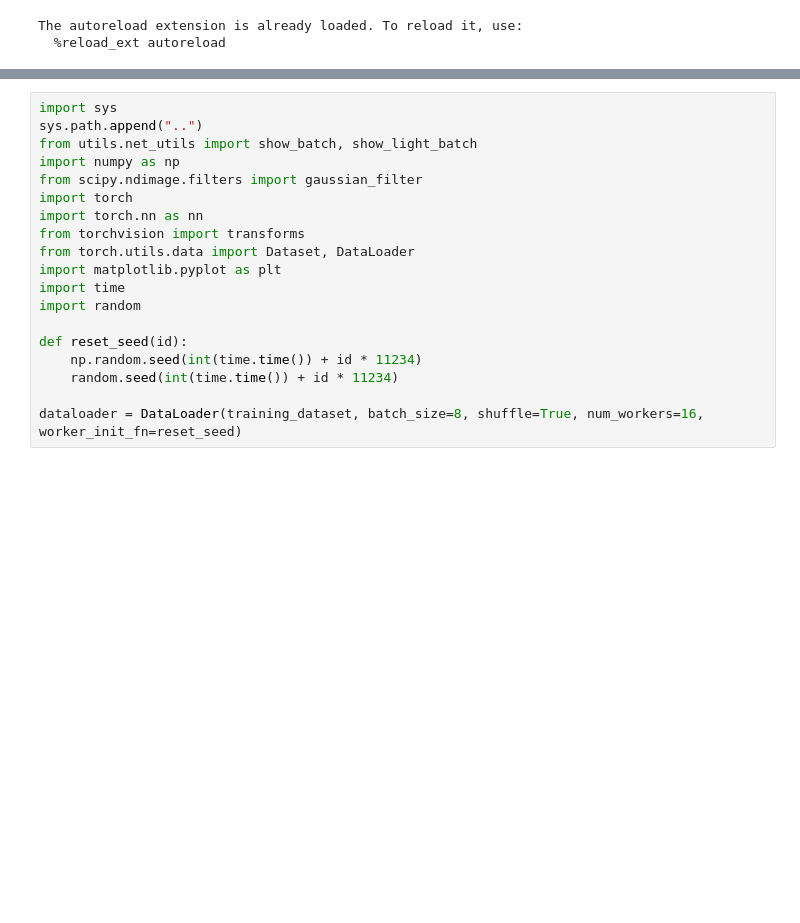
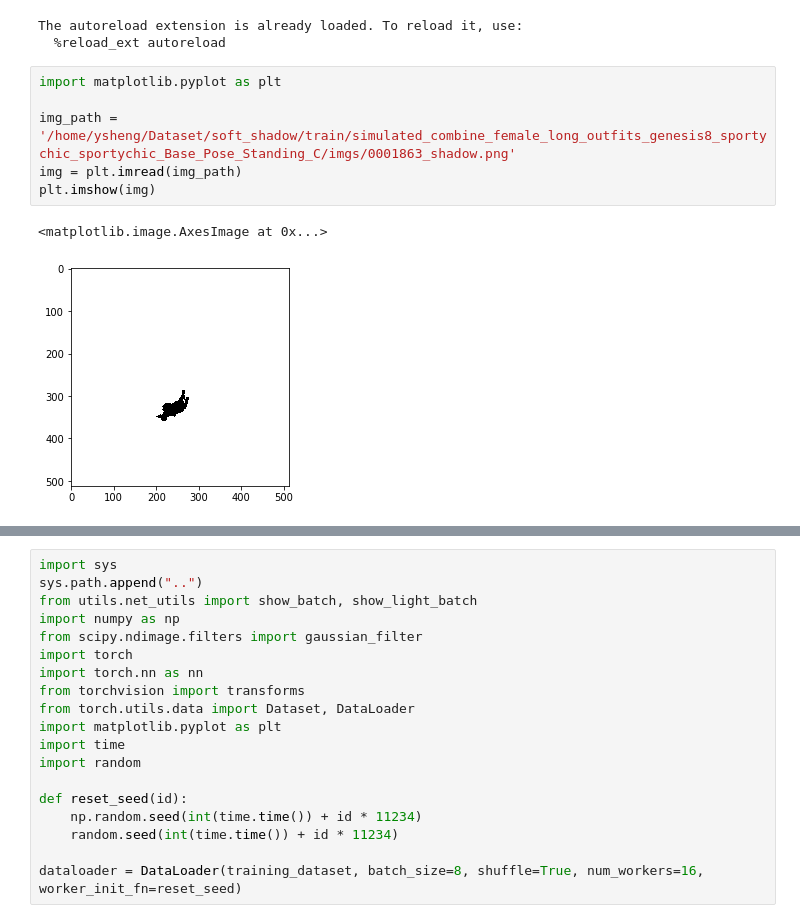
Before and after one commit to ShengCN/soft_shadow, a Jupyter notebook: ssn/ssn.ipynb, the cells around one changed output, grey strips where cells are left out. Drawn from its saved outputs; the diff is of its cells as text; blank space fills up the shorter version.

```diff
--- a/ssn/ssn.ipynb
+++ b/ssn/ssn.ipynb
@@ -4,6 +4,15 @@
 # %% [output]
 The autoreload extension is already loaded. To reload it, use:
   %reload_ext autoreload
+# %%
+import matplotlib.pyplot as plt
+
+img_path = '/home/ysheng/Dataset/soft_shadow/train/simulated_combine_female_long_outfits_genesis8_sportychic_sportychic_Base_Pose_Standing_C/imgs/0001863_shadow.png'
+img = plt.imread(img_path)
+plt.imshow(img)
+# %% [output]
+<matplotlib.image.AxesImage at 0x...>
+[figure, added]
 # %%
 import torch
 import ssn_dataset
```
Also changed, not shown: parts of 2 cells of this notebook, 10 other files.
